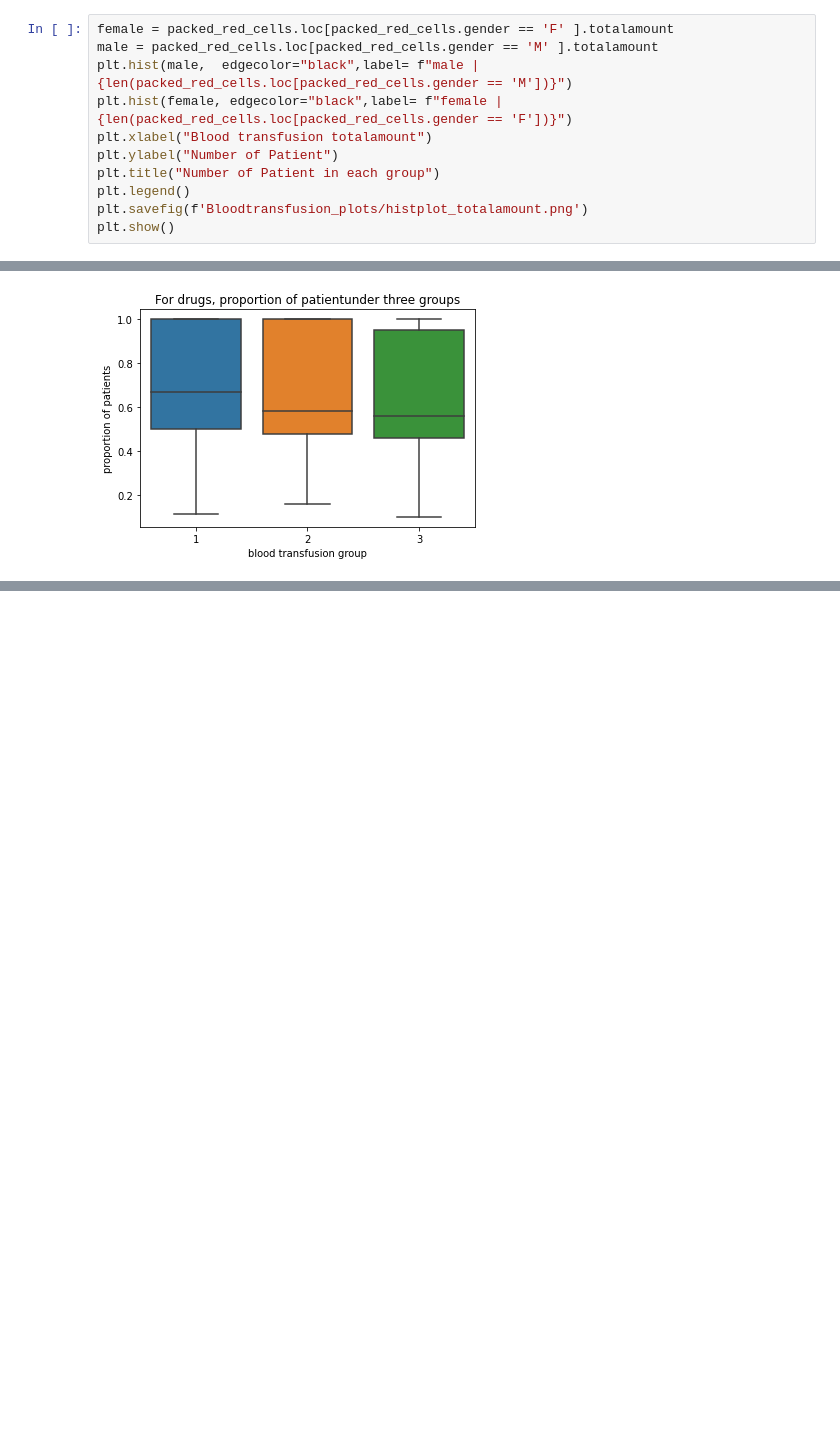
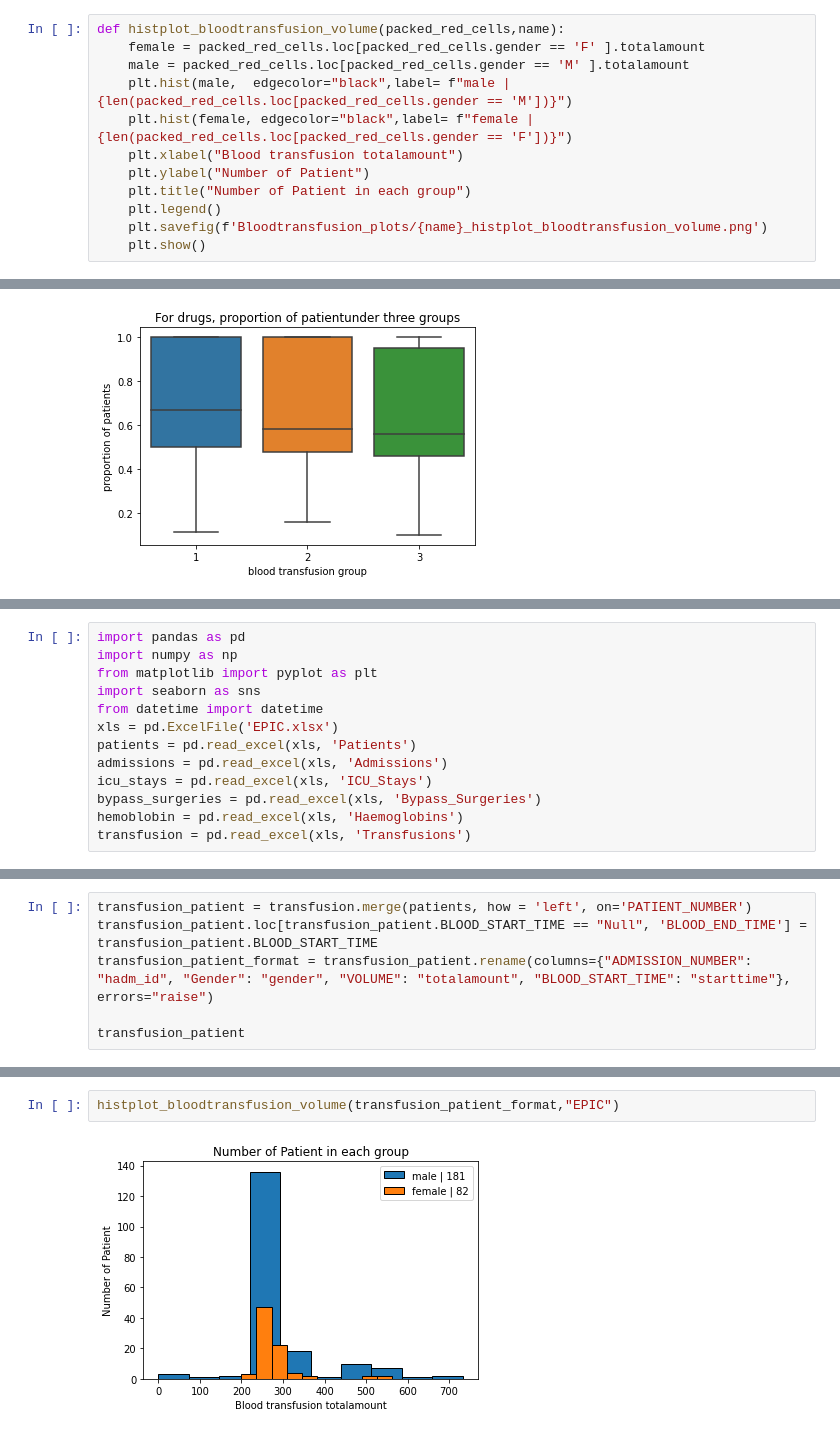
Before and after one commit to lily214754/MIMIC, a Jupyter notebook: EDA/EDA整理.ipynb, the cells around one changed output, grey strips where cells are left out. Cells and saved outputs as stored; diff of their text form; blank space fills up the shorter version.

Commit message:
EPIC code

```diff
--- a/EDA/EDA整理.ipynb
+++ b/EDA/EDA整理.ipynb
@@ -49,13 +49,14 @@ print(f"{len(packed_red_cells.loc[packed_red_cells.gender == 'M' ])} male among
 58 female among CABG cohort that took blood transfusion
 174 male among CABG cohort that took blood transfusion
 # %%
-female = packed_red_cells.loc[packed_red_cells.gender == 'F' ].totalamount
-male = packed_red_cells.loc[packed_red_cells.gender == 'M' ].totalamount
-plt.hist(male,  edgecolor="black",label= f"male | {len(packed_red_cells.loc[packed_red_cells.gender == 'M'])}")
-plt.hist(female, edgecolor="black",label= f"female | {len(packed_red_cells.loc[packed_red_cells.gender == 'F'])}")
-plt.xlabel("Blood transfusion totalamount")
-plt.ylabel("Number of Patient")
-plt.title("Number of Patient in each group")
-plt.legend()
-plt.savefig(f'Bloodtransfusion_plots/histplot_totalamount.png')
-plt.show()
+def histplot_bloodtransfusion_volume(packed_red_cells,name):
+    female = packed_red_cells.loc[packed_red_cells.gender == 'F' ].totalamount
+    male = packed_red_cells.loc[packed_red_cells.gender == 'M' ].totalamount
+    plt.hist(male,  edgecolor="black",label= f"male | {len(packed_red_cells.loc[packed_red_cells.gender == 'M'])}")
+    plt.hist(female, edgecolor="black",label= f"female | {len(packed_red_cells.loc[packed_red_cells.gender == 'F'])}")
+    plt.xlabel("Blood transfusion totalamount")
+    plt.ylabel("Number of Patient")
+    plt.title("Number of Patient in each group")
+    plt.legend()
+    plt.savefig(f'Bloodtransfusion_plots/{name}_histplot_bloodtransfusion_volume.png')
+    plt.show()
@@ -1010,0 +1032,13 @@ Consider drug that all used under each blood transfusion, for patient get 3 bloo
+# %%
+import pandas as pd
+import numpy as np
+from matplotlib import pyplot as plt
+import seaborn as sns
+from datetime import datetime
+xls = pd.ExcelFile('EPIC.xlsx')
+patients = pd.read_excel(xls, 'Patients')
+admissions = pd.read_excel(xls, 'Admissions')
+icu_stays = pd.read_excel(xls, 'ICU_Stays')
+bypass_surgeries = pd.read_excel(xls, 'Bypass_Surgeries')
+hemoblobin = pd.read_excel(xls, 'Haemoglobins')
+transfusion = pd.read_excel(xls, 'Transfusions')
@@ -1010,0 +1063,6 @@ Consider drug that all used under each blood transfusion, for patient get 3 bloo
+# %%
+transfusion_patient = transfusion.merge(patients, how = 'left', on='PATIENT_NUMBER')
+transfusion_patient.loc[transfusion_patient.BLOOD_START_TIME == "Null", 'BLOOD_END_TIME'] = transfusion_patient.BLOOD_START_TIME
+transfusion_patient_format = transfusion_patient.rename(columns={"ADMISSION_NUMBER": "hadm_id", "Gender": "gender", "VOLUME": "totalamount", "BLOOD_START_TIME": "starttime"}, errors="raise")
+
+transfusion_patient
@@ -1010,0 +1083,4 @@ Consider drug that all used under each blood transfusion, for patient get 3 bloo
+# %%
+histplot_bloodtransfusion_volume(transfusion_patient_format,"EPIC")
+# %% [output]
+[figure, added]
```
Also changed, not shown: parts of 24 cells of this notebook, 12 other files.
